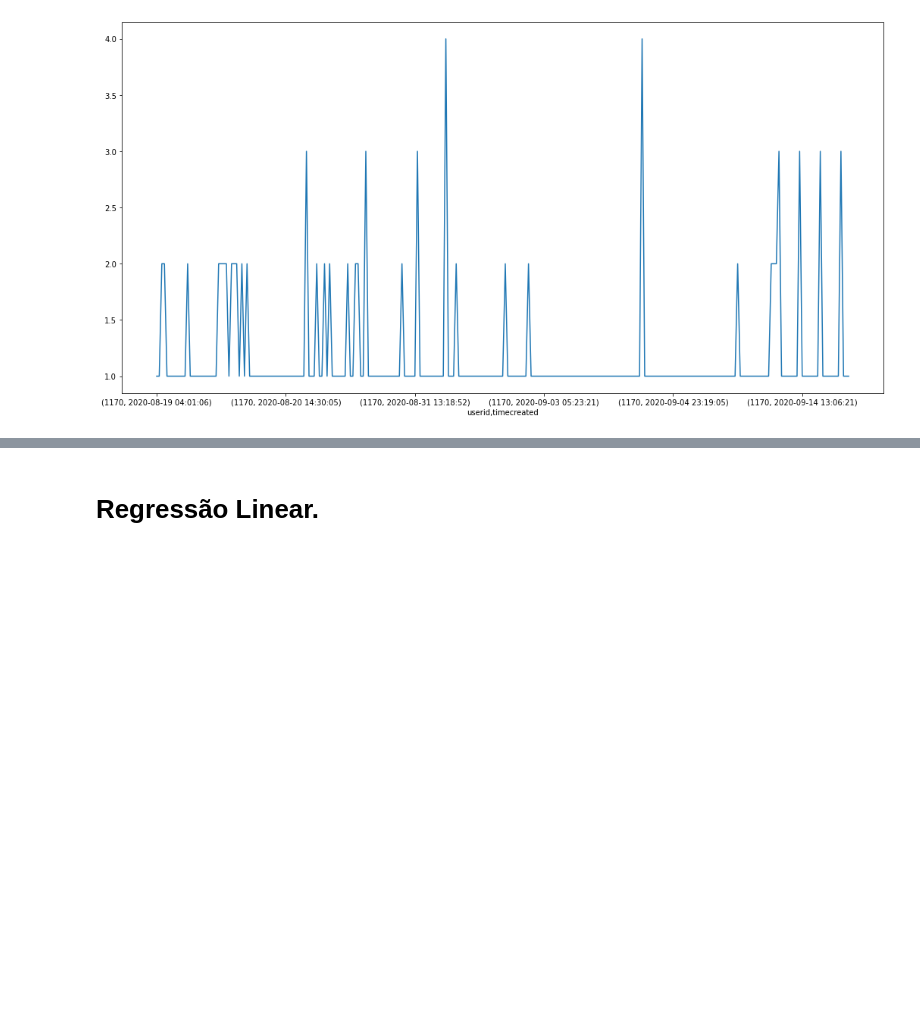
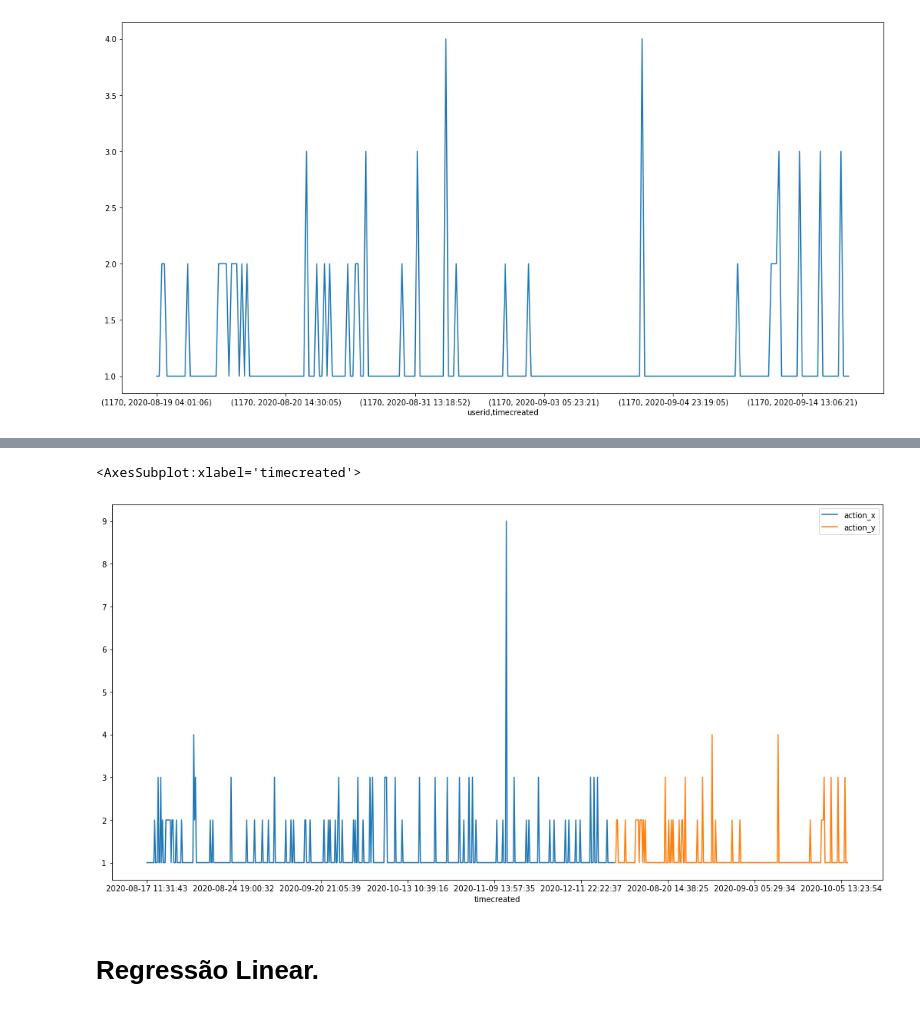
Before and after one commit to atp/edisc-analytics, a Jupyter notebook: Analise_de_Engajamento2.ipynb, the cells around one changed output, grey strips where cells are left out. Cells and saved outputs as stored; diff of their text form; code cells hidden in the pictures; blank space fills up the shorter version.

Commit message:
Análise comparando 2 indicadores temporais
Análise incompleta

```diff
--- a/Analise_de_Engajamento2.ipynb
+++ b/Analise_de_Engajamento2.ipynb
@@ -335,0 +350,4 @@ clics_do_aluno.plot(figsize=(18,9))
+# %%
+clics_semestre2 = alunos.query("userid in [5754]")
+clics_do_aluno2 = clics_semestre2.groupby(['userid','timecreated'])['action'].count()
+clics_do_aluno2[:5]
@@ -335,0 +362,3 @@ clics_do_aluno.plot(figsize=(18,9))
+# %%
+compara_alunos = pd.merge(clics_do_aluno2, clics_do_aluno, how = 'outer', on = 'timecreated')
+compara_alunos
@@ -336,3 +380,8 @@ clics_do_aluno.plot(figsize=(18,9))
+# %%
+compara_alunos.plot(figsize=(18,9))
+# %% [output]
+<AxesSubplot:xlabel='timecreated'>
+[figure, added]
 # %% [markdown]
 # Regressão Linear.
 # %%
```
Also changed, not shown: parts of 7 cells of this notebook.
